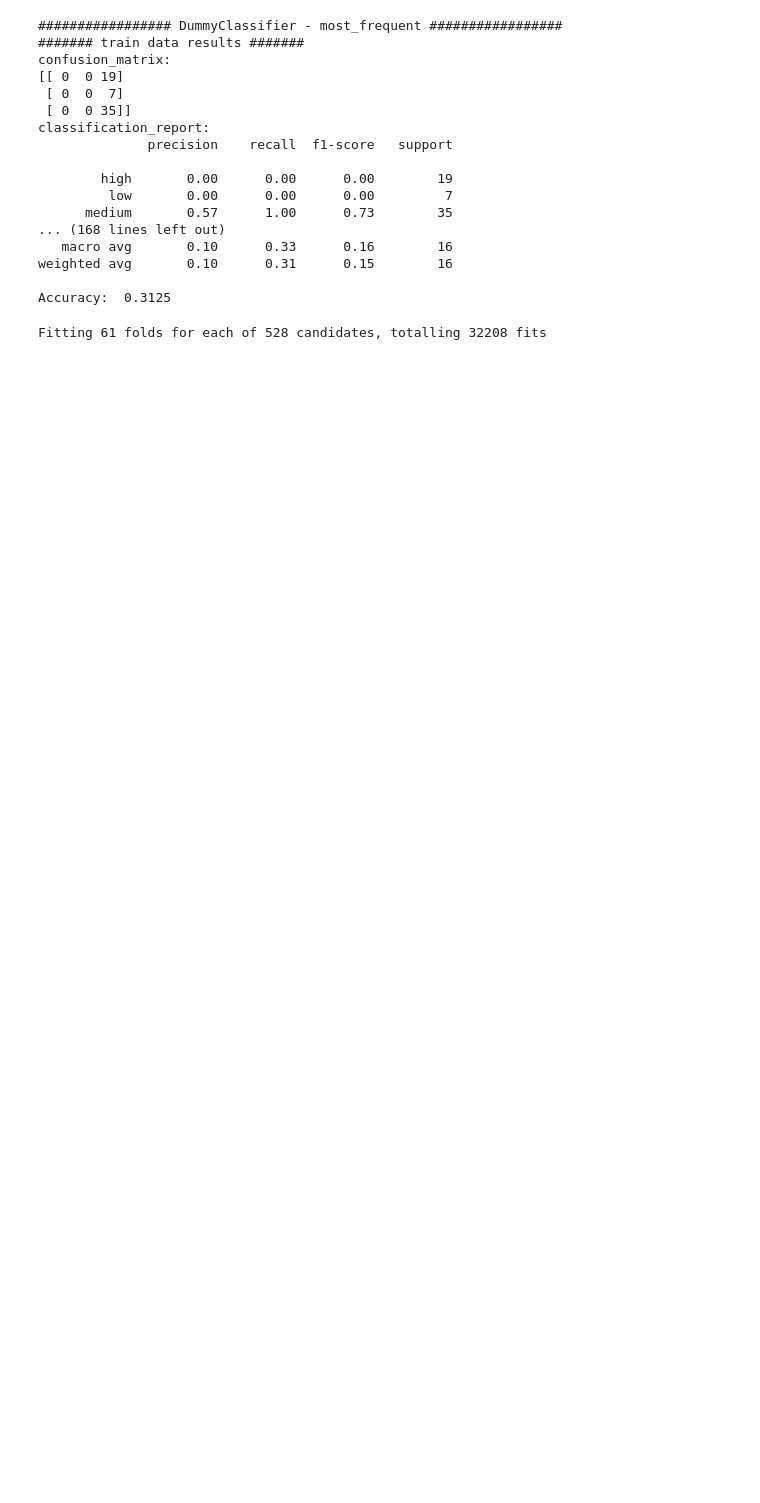
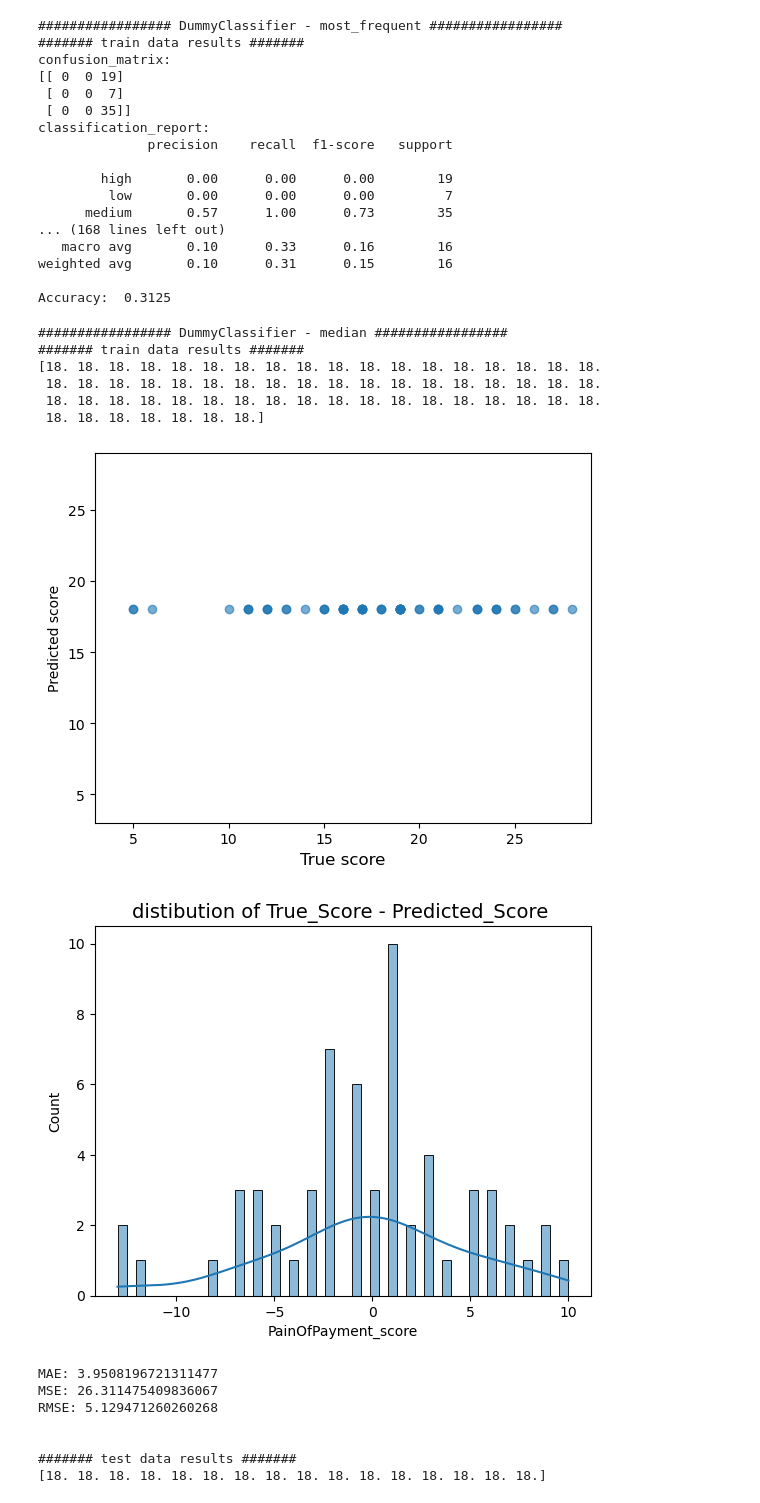
Before and after one commit to mayyona/pain_of_payment, a Jupyter notebook: models.ipynb, the cells around one changed output. Drawn from its saved outputs; the diff is of its cells as text; code cells hidden in the pictures; blank space fills up the shorter version.

```diff
--- a/models.ipynb
+++ b/models.ipynb
@@ -276,17 +259,3 @@ def get_model_2_predicrions(X_train, X_test, y_train, y_test):
-# %%
-'''
-get model predictions
-Call predict on the estimator with the best found parameters.
-'''
-def get_model_3_predicrions(X_train, X_test, y_train, y_test):
-
-    # baseline
-    # Rule-based models
-    dummy_clf = regression_rule_based_model(X_train, X_test, y_train, y_test)
-
-    # random forest
-    # using: {'max_depth': 5, 'max_features': 'sqrt', 'min_samples_split': 5, 'n_estimators': 100}
-    rfc = RandomForest_regression_model(X_train, X_test, y_train, y_test, n_estimators = 50, max_features = 'sqrt', max_depth = 5,  min_samples_split = 4)
 # %%
 '''
 MAIN function to get model 1
@@ -383,30 +395,65 @@ classification_report:
 weighted avg       0.10      0.31      0.15        16
 
 Accuracy:  0.3125
+# %%
+'''
+get model predictions
+Call predict on the estimator with the best found parameters.
+'''
+def get_model_3_predicrions(X_train, X_test, y_train, y_test):
+
+    # baseline
+    # Rule-based models
+    dummy_clf = regression_rule_based_model(X_train, X_test, y_train, y_test)
+
+    # random forest
+    # using: {'max_depth': 15, 'max_features': 'sqrt', 'min_samples_split': 5, 'n_estimators': 50}
+    rfc = RandomForest_regression_model(X_train, X_test, y_train, y_test, n_estimators = 50, max_features = 'sqrt', max_depth = 10,  min_samples_split = 5)
 # %%
 '''
 MAIN function to get model 3 - regression
 '''
 # Model 3 (second question) : Tries to predict the painOfPayment score based on the EEG_features
 
-X = df_data_2_sec[waves]
-y = df_data_2_sec['PainOfPayment_score']
+# X = df_data_2_sec[waves]
+# y = df_data_2_sec['PainOfPayment_score']
+X = df_data_3_until_2_sec[waves]
+y = df_data_3_until_2_sec['PainOfPayment_score']
 
 # test size is 20% from all data
 X_train, X_test, y_train, y_test = train_test_split(X, y, test_size=0.2, random_state=42)
 
-get_regression_hyperParameters(X_train, y_train)
+# get_regression_hyperParameters(X_train, y_train)
 
 # random forest (3 seconds before ToB):
 # with min_samples_split and cv = 4: {'max_depth': 5, 'max_features': 'sqrt', 'min_samples_split': 5, 'n_estimators': 100}
 # with min_samples_split and cv = 5: {'max_depth': 5, 'max_features': 'sqrt', 'min_samples_split': 4, 'n_estimators': 50}
 # with min_samples_split and cv = LeaveOneOut():
 
 # random forest (2 seconds before ToB):
 # with min_samples_split and cv = 4: {'max_depth': 5, 'max_features': 'sqrt', 'min_samples_split': 2, 'n_estimators': 100}
 # with min_samples_split and cv = 5: {'max_depth': 5, 'max_features': 'sqrt', 'min_samples_split': 5, 'n_estimators': 50}
-# with min_samples_split and cv = LeaveOneOut():
+# with min_samples_split and cv = LeaveOneOut(): {'max_depth': 10, 'max_features': 'sqrt', 'min_samples_split': 4, 'n_estimators': 50}
+
+# random forest (3 until 2 seconds before ToB):
+# with min_samples_split and cv = 4: {'max_depth': 5, 'max_features': 'sqrt', 'min_samples_split': 5, 'n_estimators': 50}
+# with min_samples_split and cv = 5: {'max_depth': 15, 'max_features': 'sqrt', 'min_samples_split': 5, 'n_estimators': 50}
+# with min_samples_split and cv = LeaveOneOut(): {'max_depth': 20, 'max_features': 'sqrt', 'min_samples_split': 2, 'n_estimators': 50}
 
 get_model_3_predicrions(X_train, X_test, y_train, y_test)
 # %% [output]
-Fitting 61 folds for each of 528 candidates, totalling 32208 fits
+################# DummyClassifier - median #################
+####### train data results #######
+[18. 18. 18. 18. 18. 18. 18. 18. 18. 18. 18. 18. 18. 18. 18. 18. 18. 18.
+ 18. 18. 18. 18. 18. 18. 18. 18. 18. 18. 18. 18. 18. 18. 18. 18. 18. 18.
+ 18. 18. 18. 18. 18. 18. 18. 18. 18. 18. 18. 18. 18. 18. 18. 18. 18. 18.
+ 18. 18. 18. 18. 18. 18. 18.]
+[figure, added]
+[figure, added]
+MAE: 3.9508196721311477
+MSE: 26.311475409836067
+RMSE: 5.129471260260268
+
+
+####### test data results #######
+[18. 18. 18. 18. 18. 18. 18. 18. 18. 18. 18. 18. 18. 18. 18. 18.]
```
Also changed, not shown: parts of 9 cells of this notebook.
